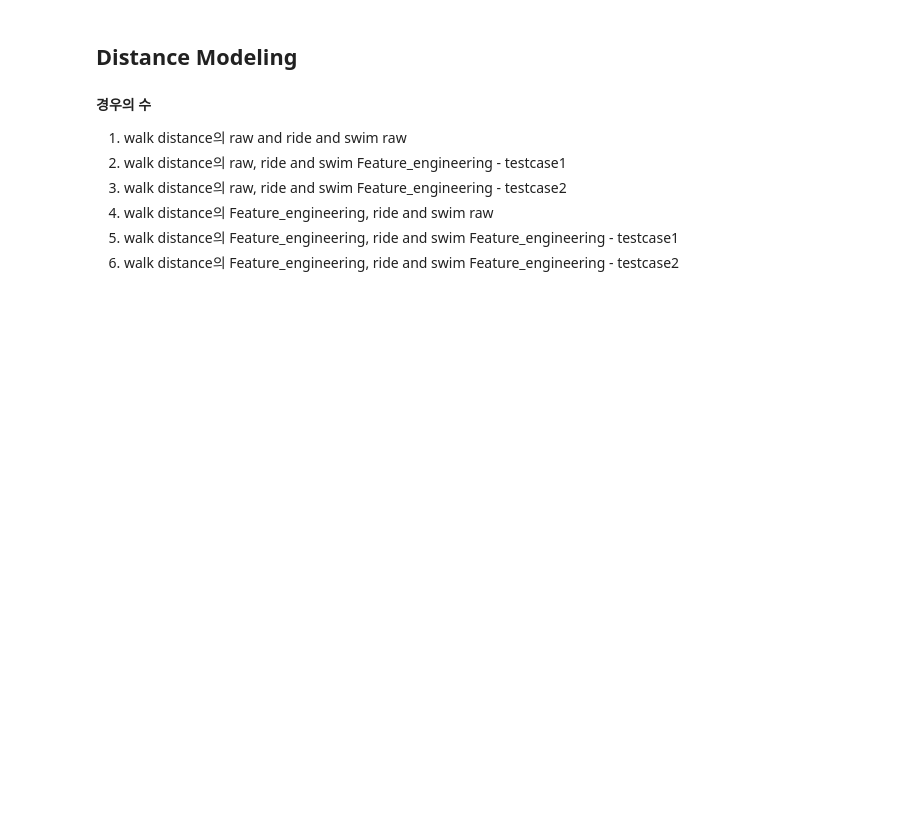
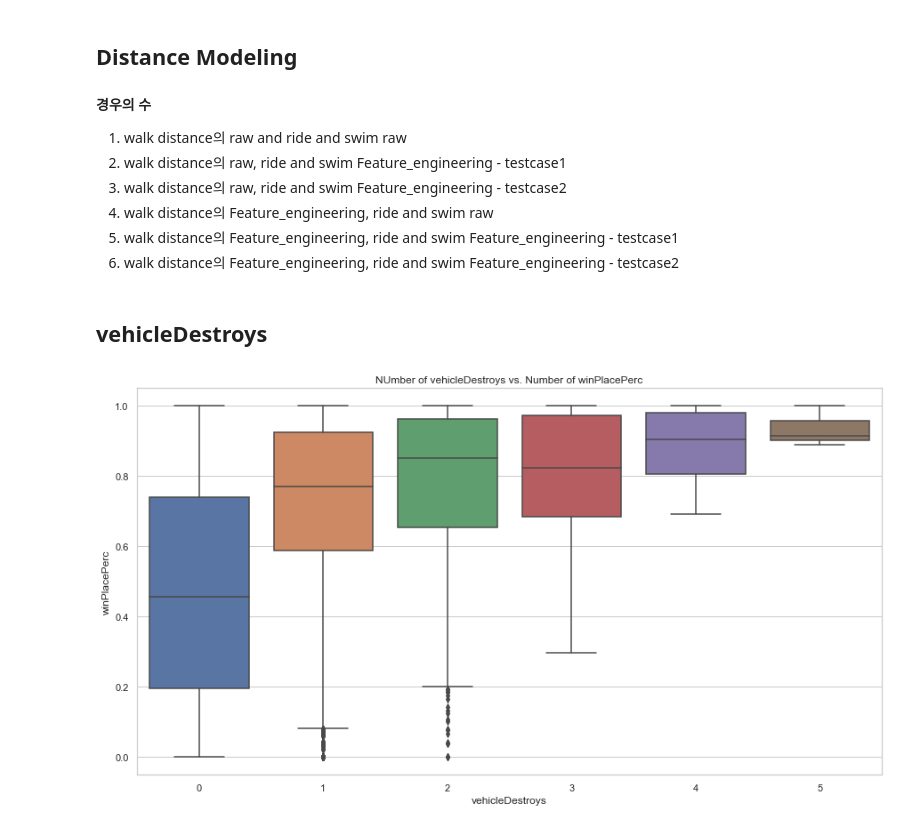
Before and after one commit to HalfMoon1008/PUBG_ML_Project, a Jupyter notebook: 2nModeling_PUBG.ipynb, the cells around one changed output. Drawn from its saved outputs; the diff is of its cells as text; code cells hidden in the pictures; blank space fills up the shorter version.

```diff
--- a/2nModeling_PUBG.ipynb
+++ b/2nModeling_PUBG.ipynb
@@ -564,3 +564,14 @@ testdf = train.copy()
 # walk - walkdistance categorycal
 # testcase1 - sum ride and swim columns
 # testcase2 - sum ride and swim columns, make categorycal
+# %% [markdown]
+## vehicleDestroys
+# %%
+destroy = train.copy()
+# %%
+plt.figure(figsize=(15,8))
+ax4 = sns.boxplot(x="vehicleDestroys",y="winPlacePerc", data = destroy)
+ax4.set_title("NUmber of vehicleDestroys vs. Number of winPlacePerc")
+plt.show()
+# %% [output]
+[figure, added]
```
Also changed, not shown: parts of 13 cells of this notebook, 1 other file.
